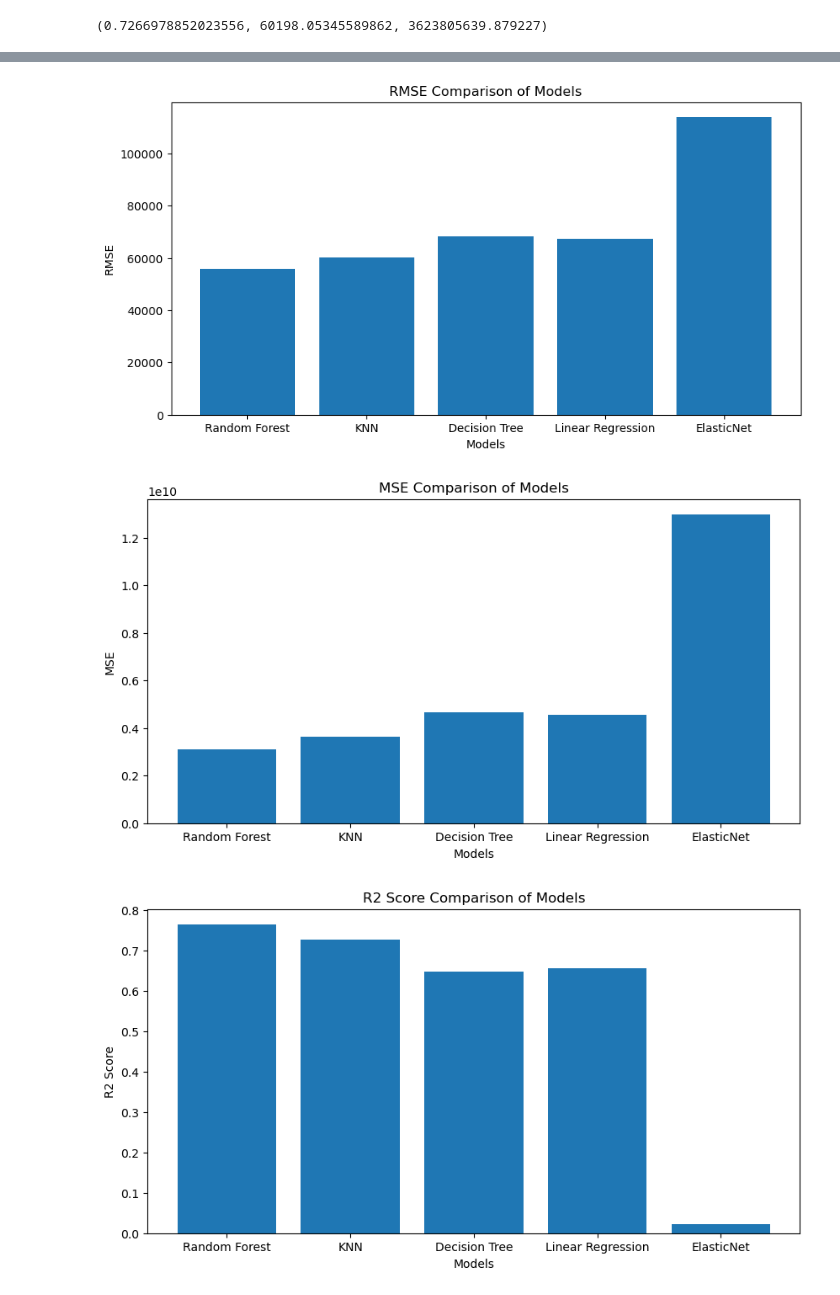
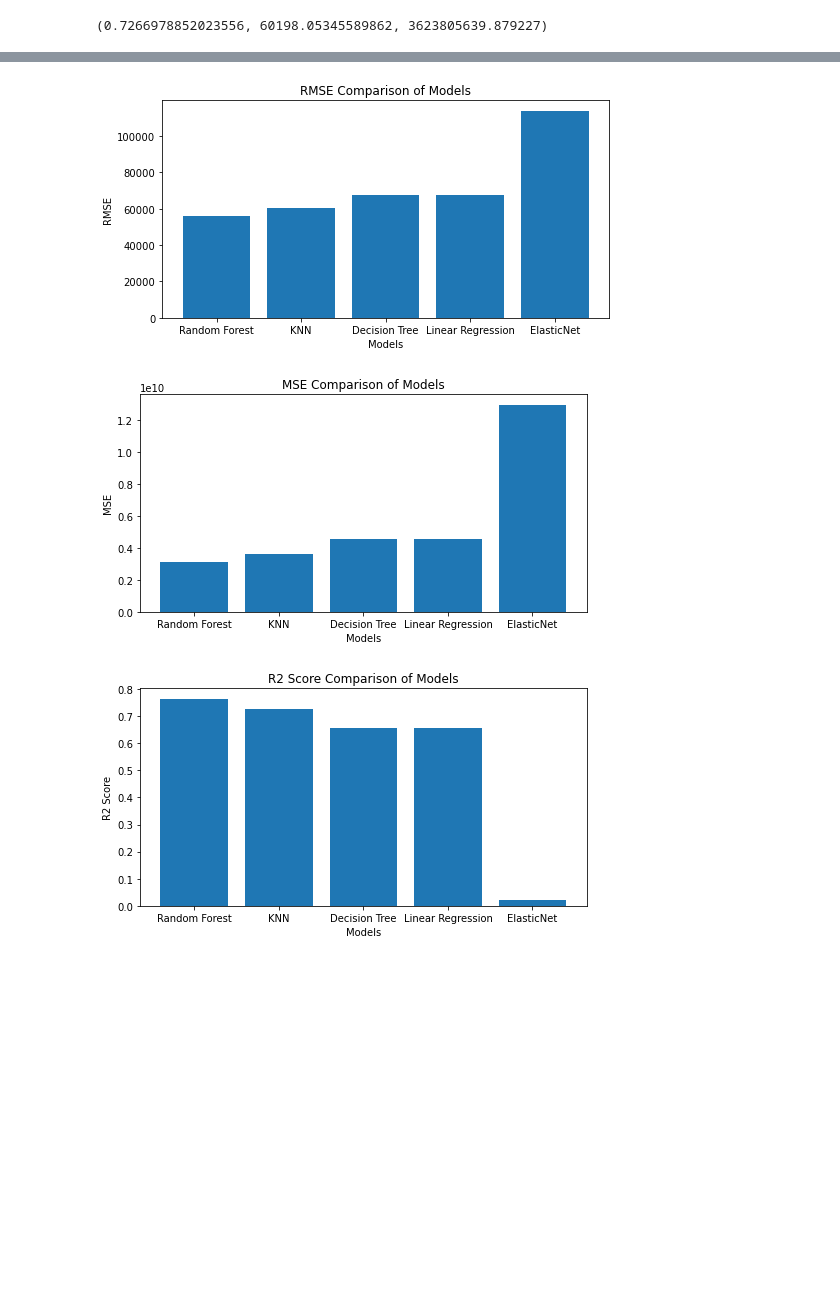
Before and after one commit to llennemann/COGS-118A-ML-Project, a Jupyter notebook: FinalProject_Group017-SP23.ipynb, the cells around one changed output, grey strips where cells are left out. Drawn from its saved outputs; the diff is of its cells as text; code cells hidden in the pictures; blank space fills up the shorter version.

```diff
--- a/FinalProject_Group017-SP23.ipynb
+++ b/FinalProject_Group017-SP23.ipynb
@@ -435,32 +447,29 @@ print_metrics(y_test, y_predDt)
 # %%
-# prints metrics r2, residual mean squared error, and mean squared error
-#r2, rmse, mse =
-
 models = ['Random Forest', 'KNN', 'Decision Tree', 'Linear Regression', 'ElasticNet']
 
-plt.rcParams['figure.figsize'] = (10, 5)
+plt.rcParams['figure.figsize'] = (8, 4)
 
 plt.bar(models, rmse)
 plt.xlabel('Models')
 plt.ylabel('RMSE')
 plt.title('RMSE Comparison of Models')
 plt.show()
 
 plt.bar(models, mse)
 plt.xlabel('Models')
 plt.ylabel('MSE')
 plt.title('MSE Comparison of Models')
 plt.show()
 
 plt.bar(models, r2)
 plt.xlabel('Models')
 plt.ylabel('R2 Score')
 plt.title('R2 Score Comparison of Models')
 plt.show()
 # %% [output]
-[figure, old version]
+[figure, new version]
-[figure, old version]
+[figure, new version]
-[figure, old version]
+[figure, new version]
 # %% [markdown]
 # Discussion
 
```
Also changed, not shown: parts of 30 cells of this notebook.
